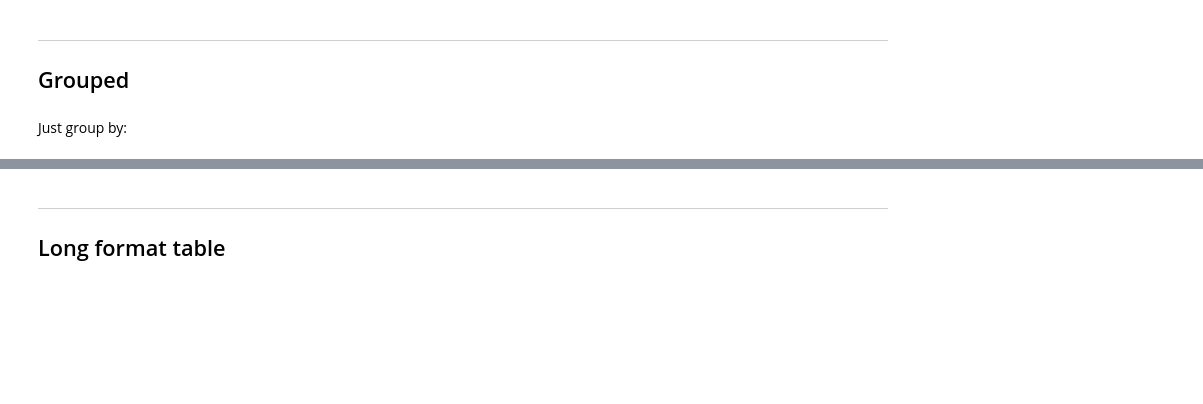
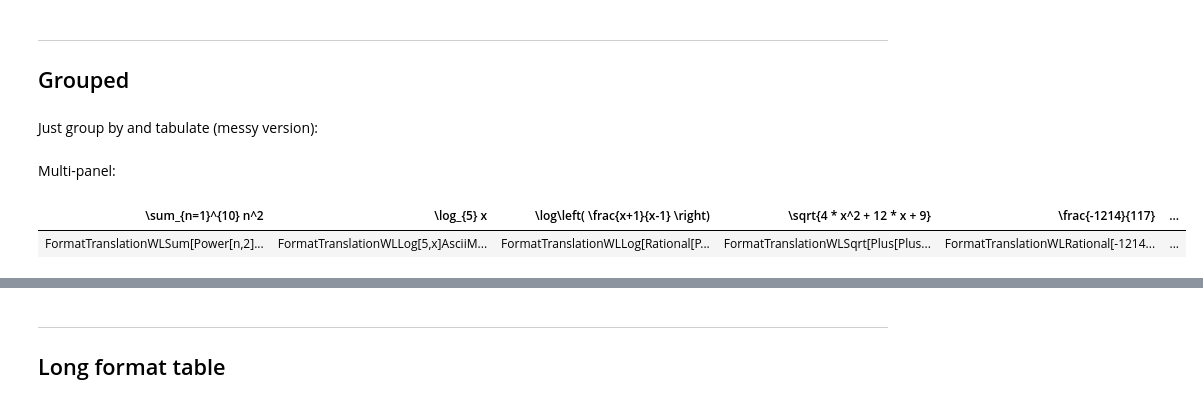
Before and after one commit to antononcube/Raku-LaTeX-Grammar, a Jupyter notebook: docs/Basic-usage-tables.ipynb, the cells around one changed output, grey strips where cells are left out. Drawn from its saved outputs; the diff is of its cells as text; code cells hidden in the pictures; blank space fills up the shorter version.

```diff
--- a/docs/Basic-usage-tables.ipynb
+++ b/docs/Basic-usage-tables.ipynb
@@ -190,7 +236,7 @@ TABLE:
 
 ## Grouped
 # %% [markdown]
-Just group by:
+Just group by and tabulate (messy version):
 # %%
 #% html
 
@@ -199,3 +245,16 @@ Just group by:
 #==> { $_.map({ to-long-format($_.value) }) }()
 #==> { .&to-html(field-names => <Variable Value>, align => 'left') }()
 ==> { .&to-html() }()
+# %% [markdown]
+Multi-panel:
+# %%
+#% html
+
+@res
+==> { .&to-long-format(id-columns => 'Formula', variables-to => 'Format', values-to => 'Translation') }()
+==> { group-by($_, 'Formula')}()
+==> { $_.map({ $_.key => to-html($_.value, field-names => <Format Translation>, align => 'left') }) }()
+==> { .&to-html-table }()
+# %% [output]
+| \sum_{n=1}^{10} n^2 | \log_{5} x | \log\left( \frac{x+1}{x-1} \right) | \sqrt{4 * x^2 + 12 * x + 9} | \frac{-1214}{117} | ... |
+| FormatTranslationWLSum[Power[n,2]... | FormatTranslationWLLog[5,x]AsciiM... | FormatTranslationWLLog[Rational[P... | FormatTranslationWLSqrt[Plus[Plus... | FormatTranslationWLRational[-1214... | ... |
```
Also changed, not shown: parts of 15 cells of this notebook, 3 other files.
